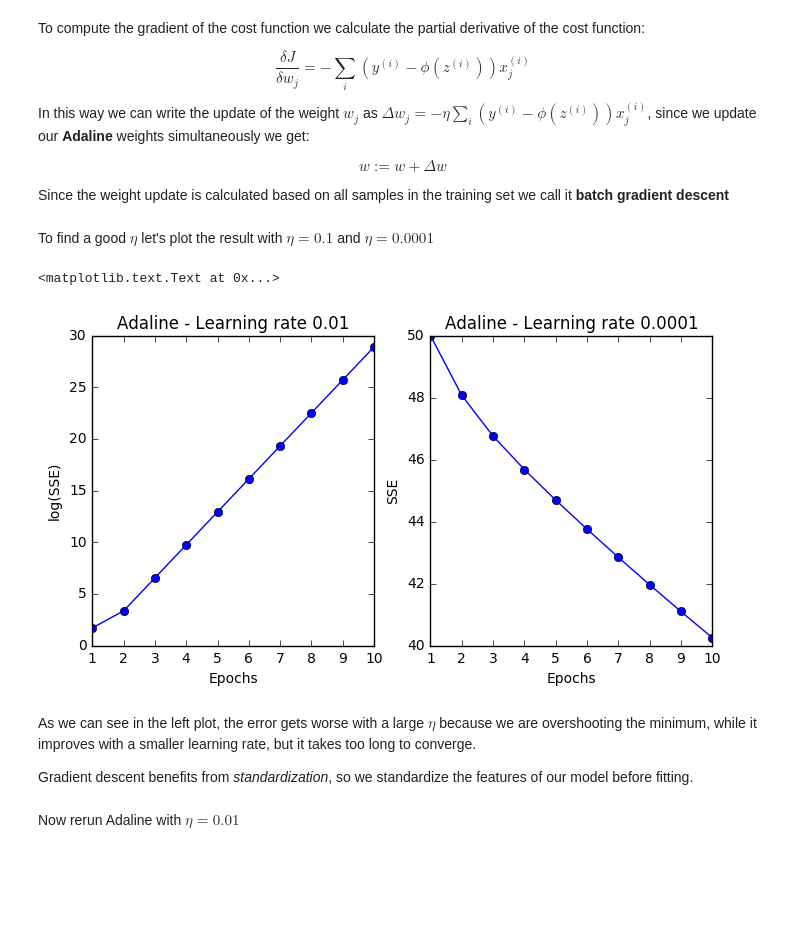
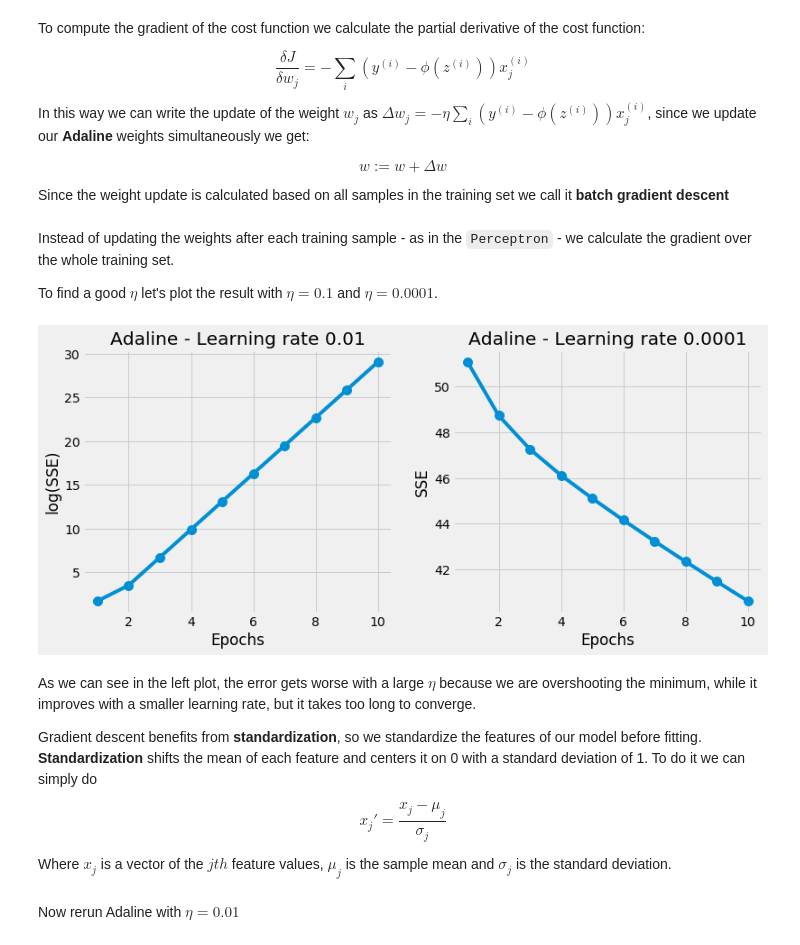
Before and after one commit to alanmarazzi/python-machinelearning, a Jupyter notebook: Chapter 2 - Adaline.ipynb, the cells around one changed output. Cells and saved outputs as stored; diff of their text form; code cells hidden in the pictures; blank space fills up the shorter version.

```diff
--- a/Chapter 2 - Adaline.ipynb
+++ b/Chapter 2 - Adaline.ipynb
@@ -71,31 +112,43 @@ class AdalineGD(object):
 # %% [markdown]
-To find a good $\eta$ let's plot the result with $\eta = 0.1$ and $\eta = 0.0001$
+Instead of updating the weights after each training sample - as in the `Perceptron` - we calculate the gradient over the whole training set.
+
+To find a good $\eta$ let's plot the result with $\eta = 0.1$ and $\eta = 0.0001$.
+# %%
+plt.style.use('fivethirtyeight')
 # %%
 import pandas as pd
 import matplotlib.pyplot as plt
+
 df = pd.read_csv("https://archive.ics.uci.edu/ml/machine-learning-databases/iris/iris.data", header=None)
 y = df.iloc[0:100, 4].values
 y = np.where(y == "Iris-setosa", -1, 1)
 X = df.iloc[0:100, [0, 2]].values
 
-fig, ax = plt.subplots(nrows = 1, ncols = 2, figsize = (8, 4))
+fig, ax = plt.subplots(nrows = 1, ncols = 2, figsize = (12, 5))
+
 ada1 = AdalineGD(n_iter=10, eta=0.01).fit(X, y)
-ax[0].plot(range(1, len(ada1.cost_) + 1), np.log10(ada1.cost_), marker="o")
+ax[0].plot(range(1, len(ada1.cost_) + 1), np.log10(ada1.cost_), marker="o", markersize=10)
 ax[0].set_xlabel("Epochs")
 ax[0].set_ylabel("log(SSE)")
 ax[0].set_title("Adaline - Learning rate 0.01")
+
 ada2 = AdalineGD(n_iter=10, eta=0.0001).fit(X, y)
-ax[1].plot(range(1, len(ada2.cost_) + 1), ada2.cost_, marker="o")
+ax[1].plot(range(1, len(ada2.cost_) + 1), ada2.cost_, marker="o", markersize=10)
 ax[1].set_xlabel("Epochs")
 ax[1].set_ylabel("SSE")
 ax[1].set_title("Adaline - Learning rate 0.0001")
+
+plt.show()
 # %% [output]
-<matplotlib.text.Text at 0x...>
-[figure, old version]
+[figure, new version]
 # %% [markdown]
 As we can see in the left plot, the error gets worse with a large $\eta$ because we are overshooting the minimum, while it improves with a smaller learning rate, but it takes too long to converge.
 
-Gradient descent benefits from *standardization*, so we standardize the features of our model before fitting.
+Gradient descent benefits from **standardization**, so we standardize the features of our model before fitting. **Standardization** shifts the mean of each feature and centers it on 0 with a standard deviation of 1. To do it we can simply do
+
+$$x_{j}'=\frac{x_j-\mu_j}{\sigma_j}$$
+
+Where $x_j$ is a vector of the $jth$ feature values, $\mu_j$ is the sample mean and $\sigma_j$ is the standard deviation.
 # %%
 X_std = np.copy(X)
 X_std[:, 0] = (X[:, 0] - X[:, 0].mean()) / X[:, 0].std()
```
Also changed, not shown: parts of 3 cells of this notebook, 1 other file.
